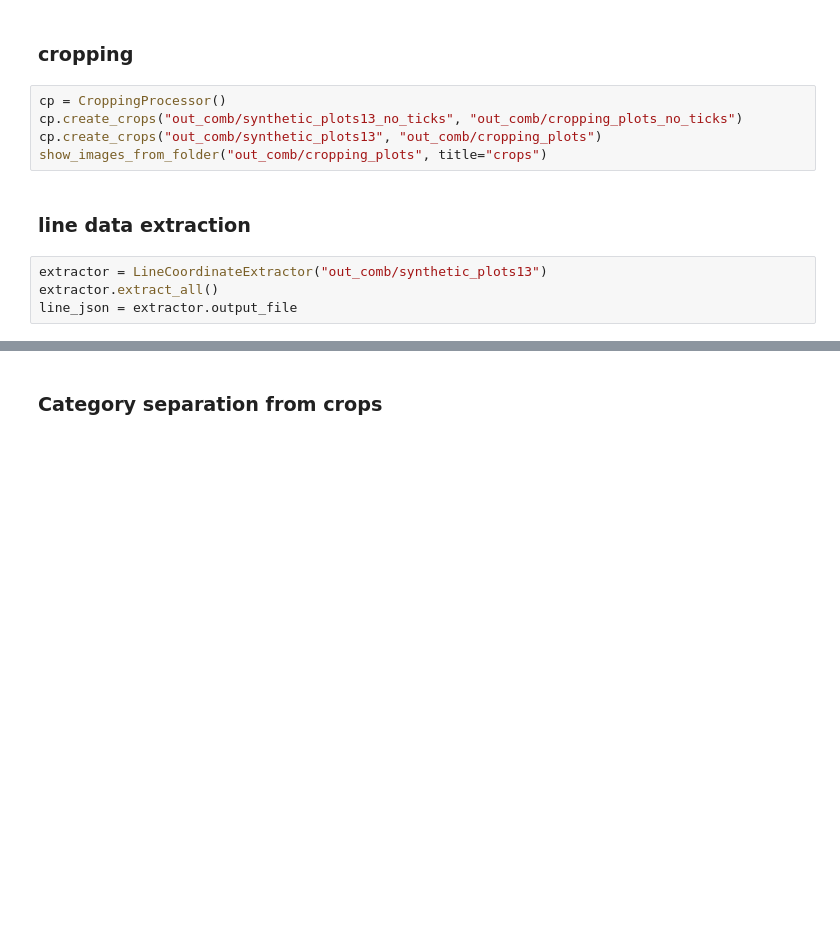
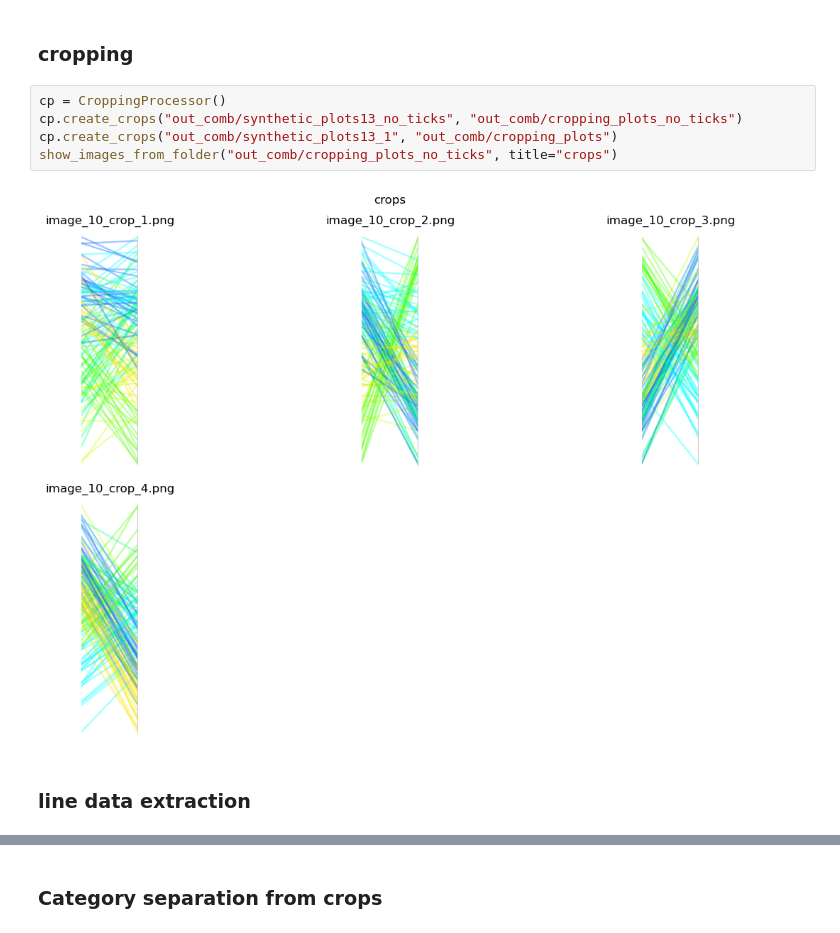
Before and after one commit to poonam2308/PaCoNet, a Jupyter notebook: notebooks/test_visualization.ipynb, the cells around one changed output, grey strips where cells are left out. Drawn from its saved outputs; the diff is of its cells as text; blank space fills up the shorter version.

```diff
--- a/notebooks/test_visualization.ipynb
+++ b/notebooks/test_visualization.ipynb
@@ -160,12 +156,10 @@ Plot 15: background=255, grid=True, ticks=True
 # %%
 cp = CroppingProcessor()
 cp.create_crops("out_comb/synthetic_plots13_no_ticks", "out_comb/cropping_plots_no_ticks")
-cp.create_crops("out_comb/synthetic_plots13", "out_comb/cropping_plots")
-show_images_from_folder("out_comb/cropping_plots", title="crops")
+cp.create_crops("out_comb/synthetic_plots13_1", "out_comb/cropping_plots")
+show_images_from_folder("out_comb/cropping_plots_no_ticks", title="crops")
+# %% [output]
+[figure, added]
 # %% [markdown]
 ### line data extraction
-# %%
-extractor = LineCoordinateExtractor("out_comb/synthetic_plots13")
-extractor.extract_all()
-line_json = extractor.output_file
 # %%
```
Also changed, not shown: parts of 3 cells of this notebook, 11 other files.
